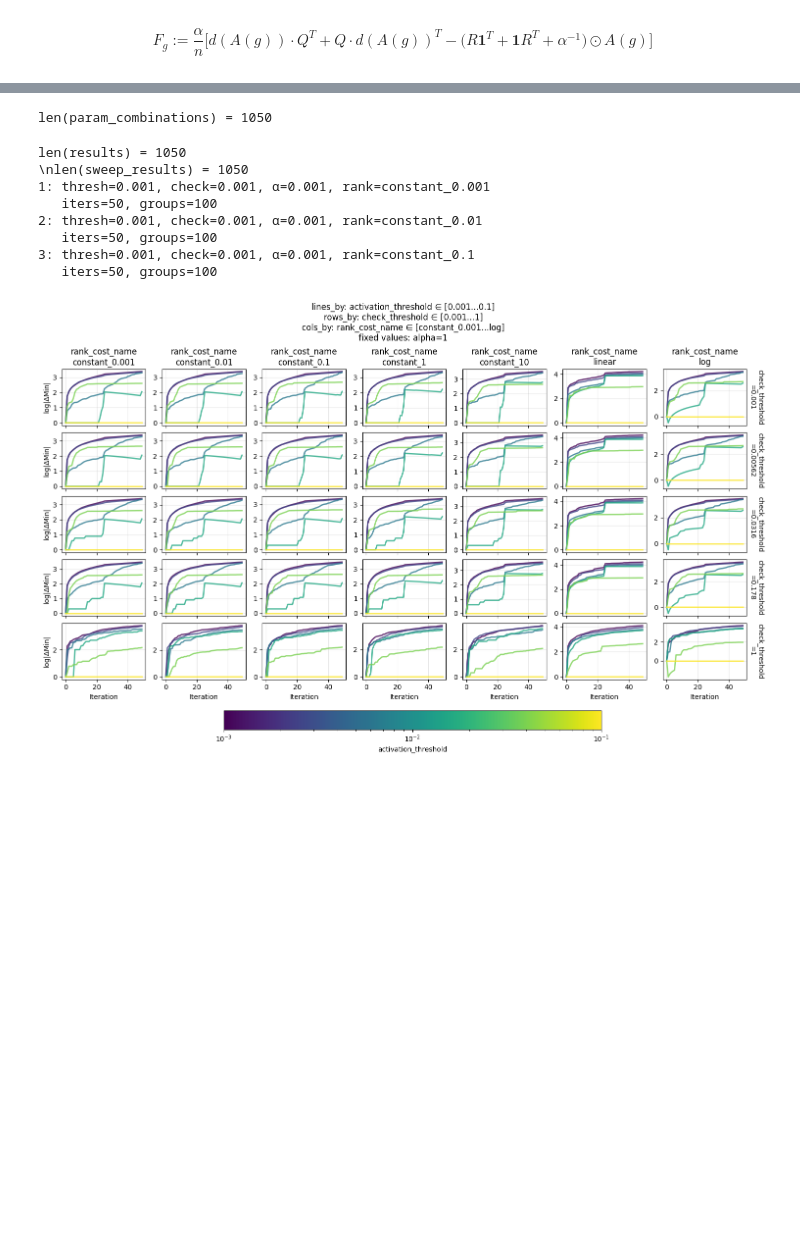
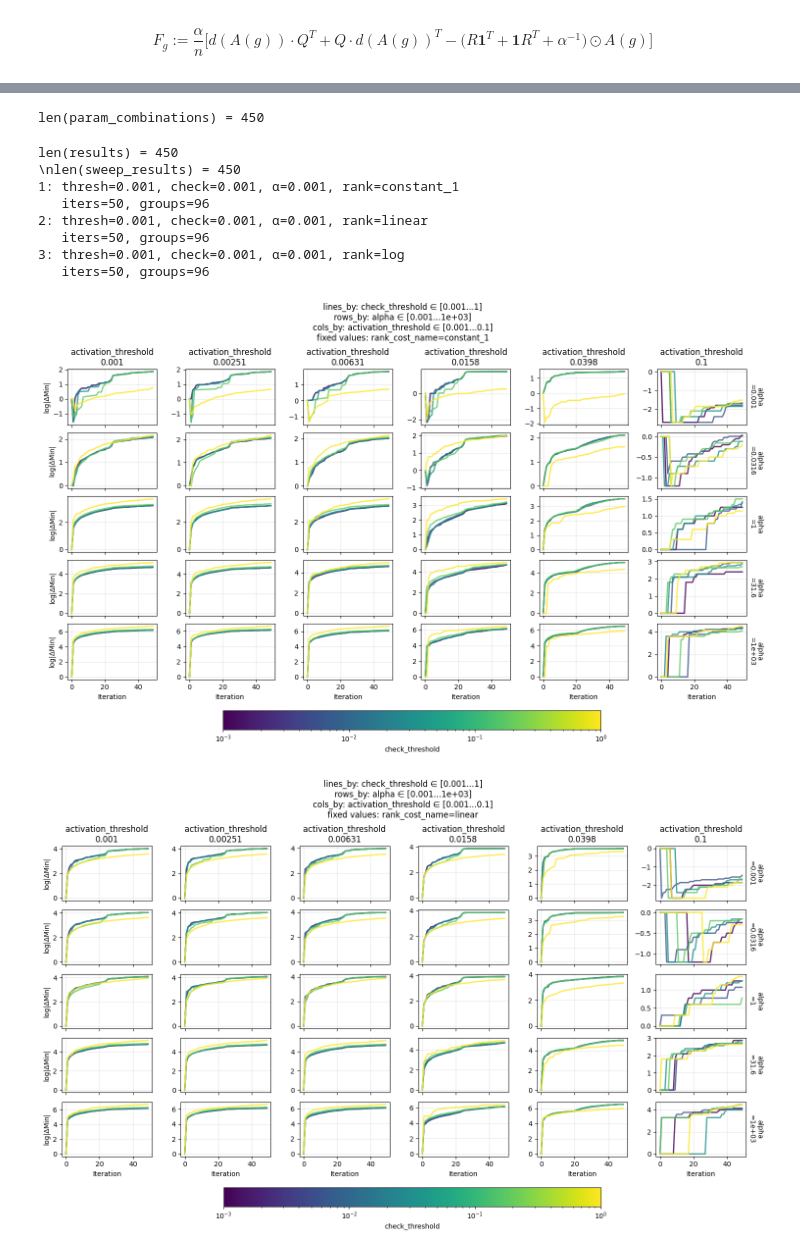
Before and after one commit to moosmiddelkoop/spd, a Jupyter notebook: spd/clustering/dev.ipynb, the cells around one changed output, grey strips where cells are left out. Saved outputs shown, nothing was run; the diff lists cells and outputs as text; code cells hidden in the pictures; blank space fills up the shorter version.

```diff
--- a/spd/clustering/dev.ipynb
+++ b/spd/clustering/dev.ipynb
@@ -31,7 +31,7 @@ Downloaded checkpoint from /home/miv/projects/MATS/spd/wandb/5mk5h1lk/files/resi
 # cfg.task_config
 # grep_repr(, "_features")
 # %%
-N_SAMPLES: int = 1000
+N_SAMPLES: int = 100
 
 dataset = ResidualMLPDataset(
     n_features=component_model.model.config.n_features,
@@ -158,11 +161,11 @@ sweep_config = SweepConfig(
     rank_cost_funcs={
         # "constant_1": lambda _: 1.0,
         # "constant_0.1": lambda _: 0.1,
-        "constant_0.001": lambda _: 0.001,
-        "constant_0.01": lambda _: 0.01,
-        "constant_0.1": lambda _: 0.1,
+        # "constant_0.001": lambda _: 0.001,
+        # "constant_0.01": lambda _: 0.01,
+        # "constant_0.1": lambda _: 0.1,
         "constant_1": lambda _: 1.0,
-        "constant_10": lambda _: 10.0,
+        # "constant_10": lambda _: 10.0,
         # "constant_100": lambda _: 100.0,
         "linear": lambda c: c,
         "log": lambda c: np.log(c + 1),
@@ -178,35 +181,63 @@ for i, result in enumerate(sweep_results[:3]):
     print(f"{i+1}: thresh={result.activation_threshold}, check={result.check_threshold}, α={result.alpha}, rank={result.rank_cost_name}")
     print(f"   iters={result.total_iterations}, groups={result.final_k_groups}")
 # %% [output]
-len(param_combinations) = 1050
+len(param_combinations) = 450
-len(results) = 1050
-\nlen(sweep_results) = 1050
-1: thresh=0.001, check=0.001, α=0.001, rank=constant_0.001
-   iters=50, groups=100
-2: thresh=0.001, check=0.001, α=0.001, rank=constant_0.01
-   iters=50, groups=100
-3: thresh=0.001, check=0.001, α=0.001, rank=constant_0.1
-   iters=50, groups=100
+len(results) = 450
+\nlen(sweep_results) = 450
+1: thresh=0.001, check=0.001, α=0.001, rank=constant_1
+   iters=50, groups=96
+2: thresh=0.001, check=0.001, α=0.001, rank=linear
+   iters=50, groups=96
+3: thresh=0.001, check=0.001, α=0.001, rank=log
+   iters=50, groups=96
 # %%
 # Evolution histories
 from spd.clustering.sweep import create_heatmaps, plot_evolution_histories
 
 # plot_evolution_histories(
 #     sweep_results,
 #     metric='non_diag_costs_min',
 #     lines_by='alpha',
 #     cols_by='activation_threshold',
 #     rows_by='check_threshold',
 # 	fixed_params={'rank_cost_name': 'constant_0.1'},  # Example fixed parameter
 # )
 
 plot_evolution_histories(
     sweep_results,
     metric='non_diag_costs_min',
-    lines_by='activation_threshold',
-    cols_by='rank_cost_name',
-    rows_by='check_threshold',
-	fixed_params={'alpha': 1},  # Example fixed parameter
+    cols_by='activation_threshold',
+    rows_by='alpha',
+    lines_by='check_threshold',
+	fixed_params={'rank_cost_name': 'constant_1'},
 )
+
+plot_evolution_histories(
+    sweep_results,
+    metric='non_diag_costs_min',
+    cols_by='activation_threshold',
+    rows_by='alpha',
+    lines_by='check_threshold',
+	fixed_params={'rank_cost_name': 'linear'},
+)
+
+plot_evolution_histories(
+    sweep_results,
+    metric='non_diag_costs_min',
+    cols_by='activation_threshold',
+    rows_by='alpha',
+    lines_by='check_threshold',
+	fixed_params={'rank_cost_name': 'log'},
+)
+
+# plot_evolution_histories(
+#     sweep_results,
+#     metric='non_diag_costs_min',
+#     lines_by='activation_threshold',
+#     cols_by='rank_cost_name',
+#     rows_by='check_threshold',
+# 	fixed_params={'alpha': 0.001},  # Example fixed parameter
+# )
 # %% [output]
-[figure, old version]
+[figure, new version]
+[figure, added]
```
Also changed, not shown: parts of 9 cells of this notebook, 5 other files.
